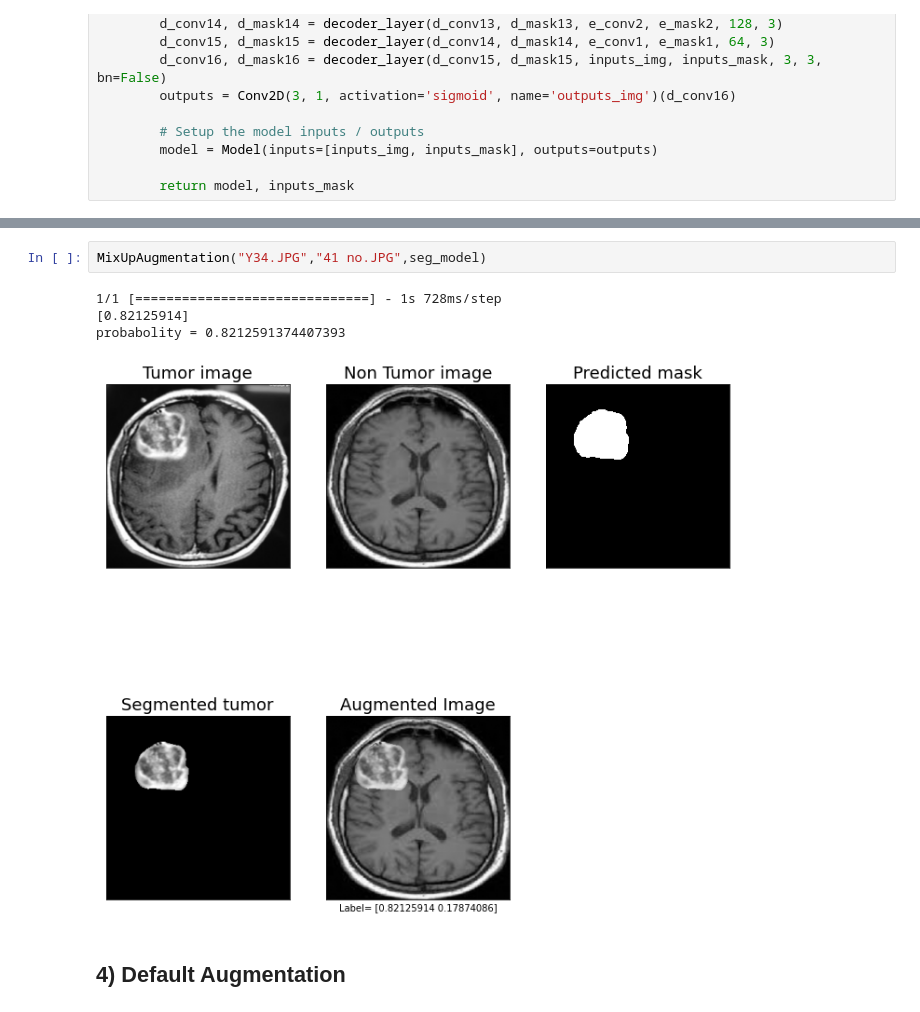
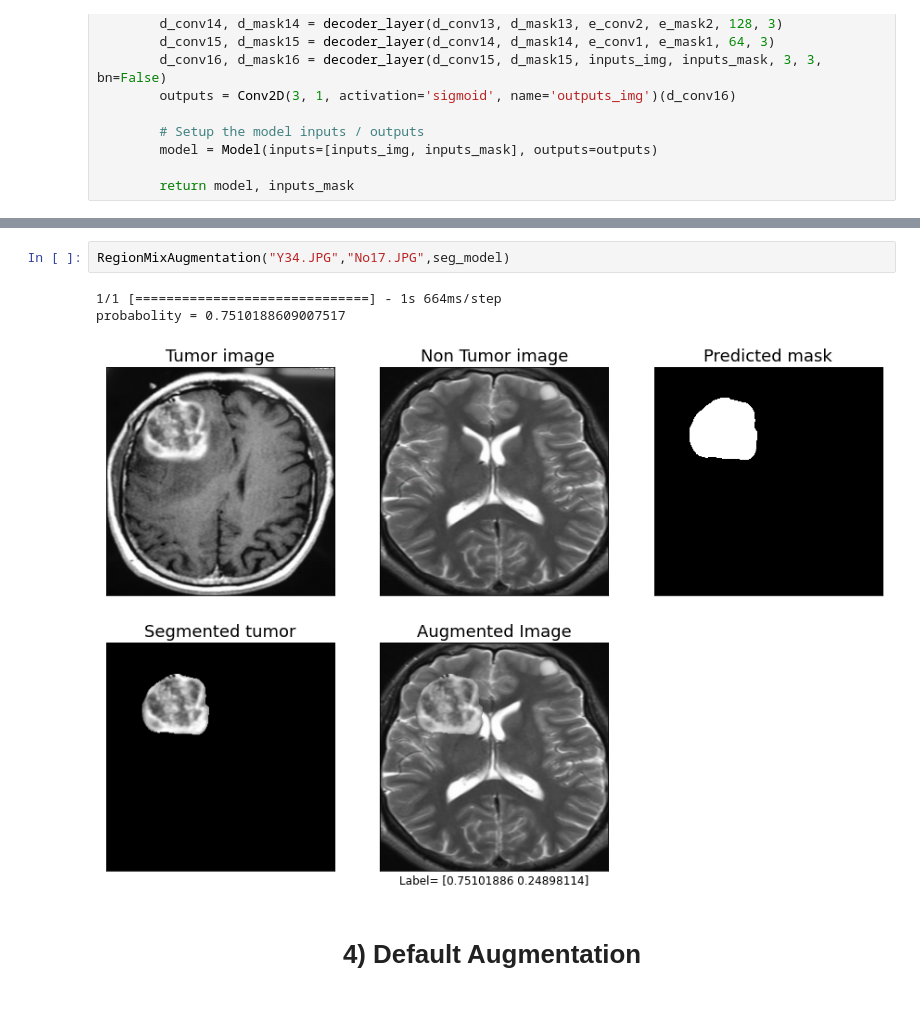
Before and after one commit to omarsherif200/RegionInpaint-Cutoff-and-RegionMix-augmentation-techniques, a Jupyter notebook: Augmentation notebook.ipynb, the cells around one changed output, grey strips where cells are left out. Cells and saved outputs as stored; diff of their text form.

```diff
--- a/Augmentation notebook.ipynb
+++ b/Augmentation notebook.ipynb
@@ -92,10 +98,9 @@ out=generate_cutoff_images('Y30.JPG','No17.JPG',seg_model)
 # %%
-MixUpAugmentation("Y34.JPG","41 no.JPG",seg_model)
+RegionMixAugmentation("Y34.JPG","No17.JPG",seg_model)
 # %% [output]
-1/1 [==============================] - 1s 728ms/step
-[0.82125914]
-probabolity = 0.8212591374407393
+1/1 [==============================] - 1s 664ms/step
+probabolity = 0.7510188609007517
-[figure, old version]
+[figure, new version]
 # %% [markdown]
-## 4) Default Augmentation
+<h1><center> 4) Default Augmentation </center></h1>
 # %%
```
Also changed, not shown: parts of 7 cells of this notebook, 2 other files.
